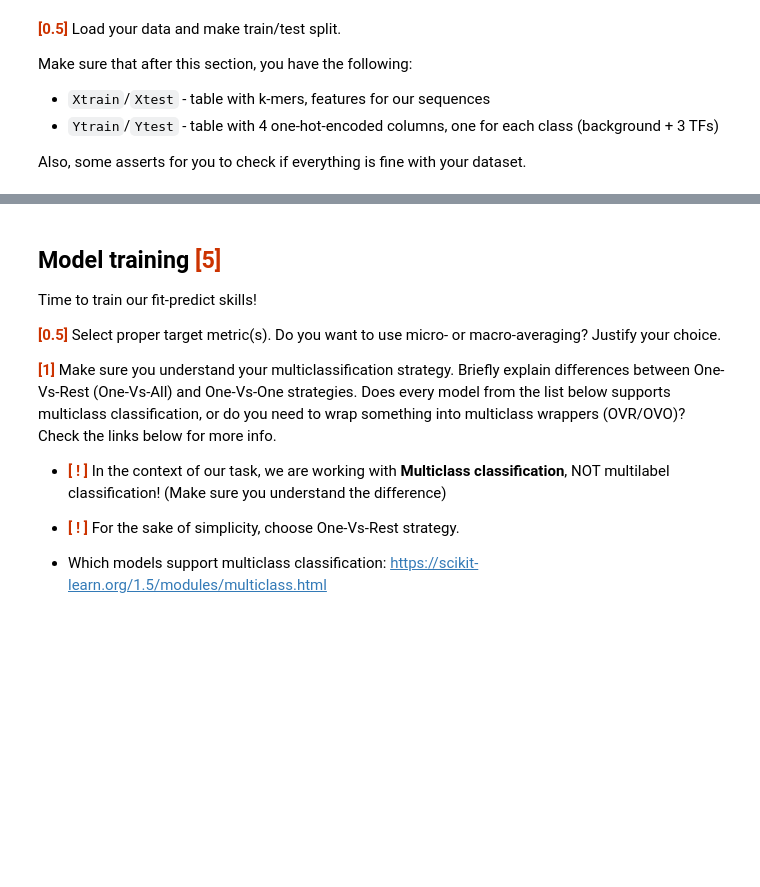
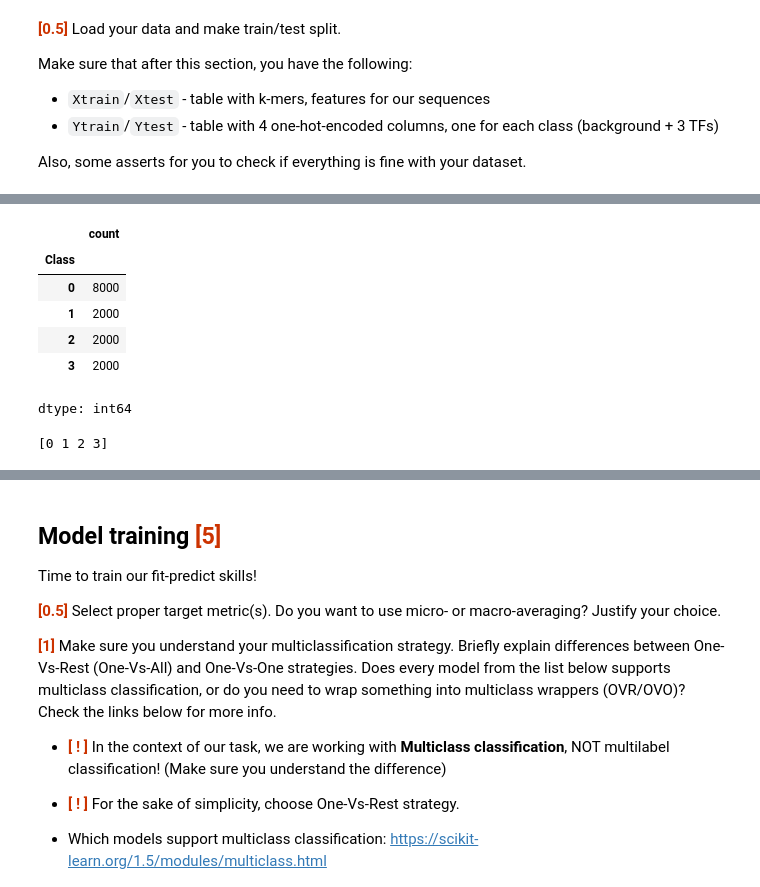
Before and after one commit to bulatych/ML_HSE, a Jupyter notebook: homeworks/HW_5_(Classification).ipynb, the cells around one changed output, grey strips where cells are left out. Drawn from its saved outputs; the diff is of its cells as text; code cells hidden in the pictures; blank space fills up the shorter version.

```diff
--- a/homeworks/HW_5_(Classification).ipynb
+++ b/homeworks/HW_5_(Classification).ipynb
@@ -64,3 +59,20 @@ df = pd.DataFrame(df).fillna(0)
+# %%
+# Sanity check for labels
+df['Class'].value_counts()
+# %% [output]
+|  | count |
+| Class |  |
+| 0 | 8000 |
+| 1 | 2000 |
+| 2 | 2000 |
+| 3 | 2000 |
+dtype: int64
+# %%
+df['Class'].dtype
+# Проверка уникальных значений в Class
+print(df['Class'].unique())
+# %% [output]
+[0 1 2 3]
 # %%
 assert df['Class'].nunique() == 4, "Something is wrong with the number of your classes"
 # Ignore below if you have different maximum length of k-mers
```
Also changed, not shown: parts of 18 cells of this notebook.
